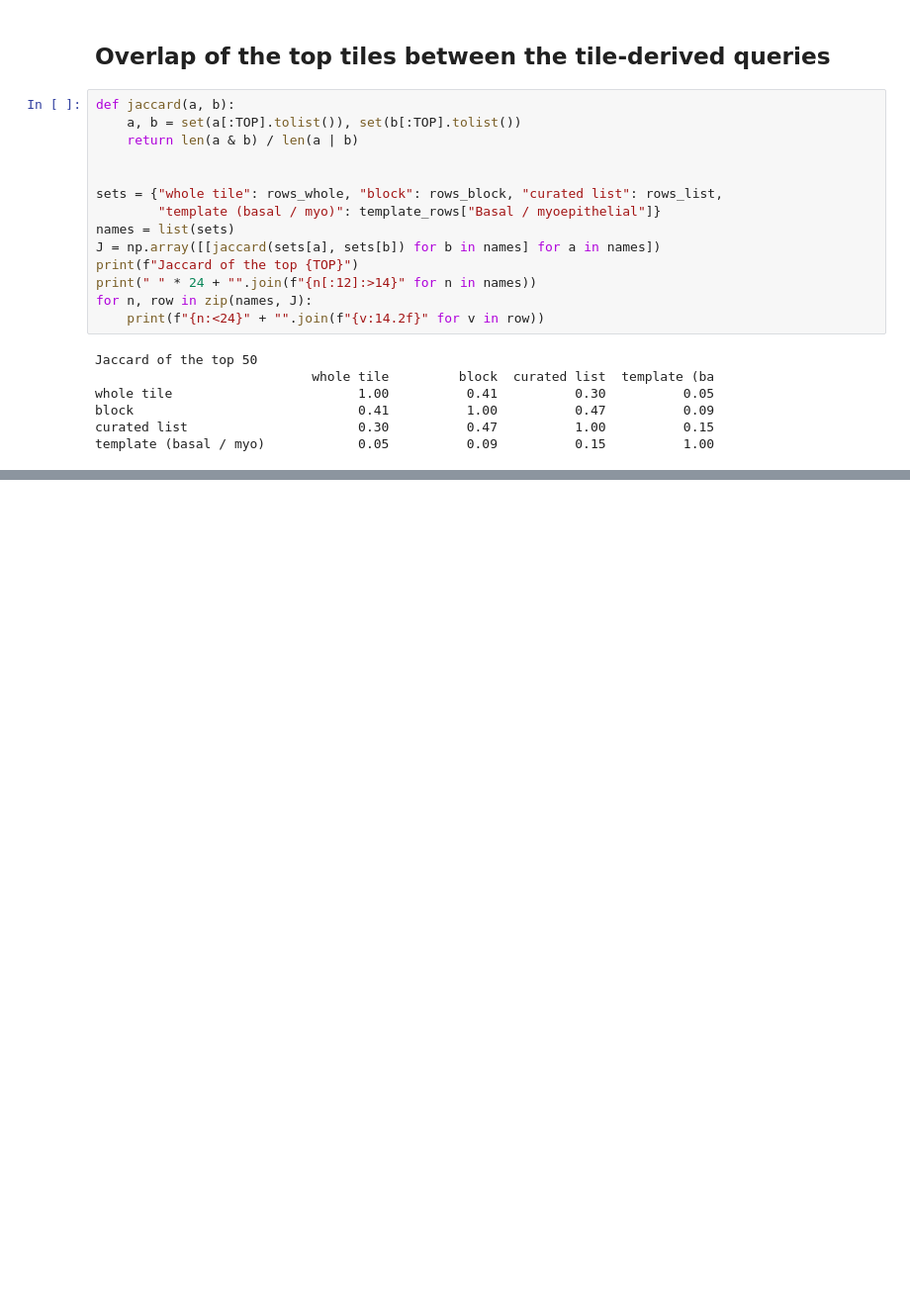
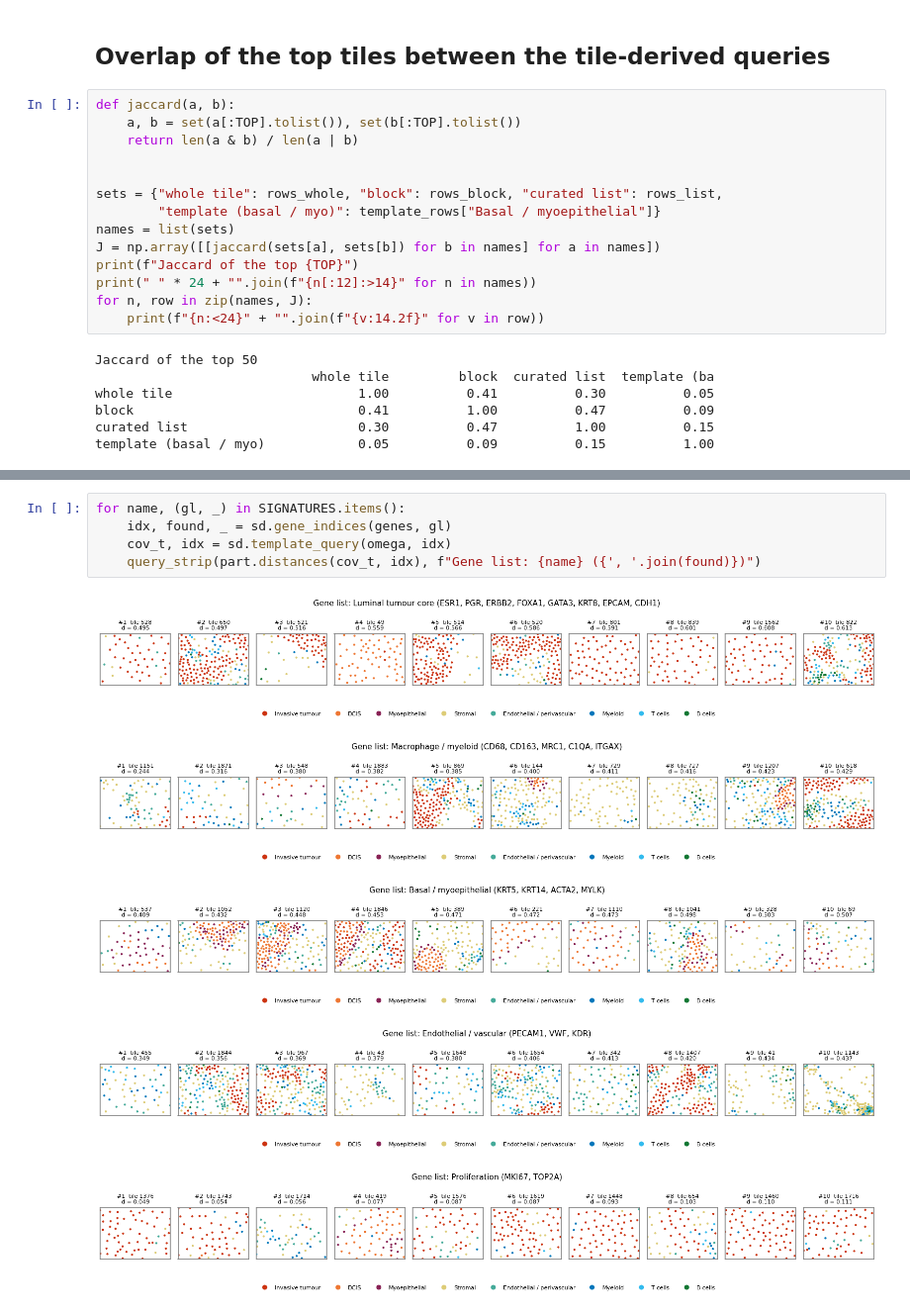
Before and after one commit to sarkar-lab/spindle_dev, a Jupyter notebook: experiments/query_maps/query_maps.ipynb, the cells around one changed output, grey strips where cells are left out. Shown at 99% size. Cells and saved outputs as stored; diff of their text form; blank space fills up the shorter version.

```diff
--- a/experiments/query_maps/query_maps.ipynb
+++ b/experiments/query_maps/query_maps.ipynb
@@ -249,0 +300,11 @@ template (basal / myo)            0.05          0.09          0.15          1.00
+# %%
+for name, (gl, _) in SIGNATURES.items():
+    idx, found, _ = sd.gene_indices(genes, gl)
+    cov_t, idx = sd.template_query(omega, idx)
+    query_strip(part.distances(cov_t, idx), f"Gene list: {name} ({', '.join(found)})")
+# %% [output]
+[figure, added]
+[figure, added]
+[figure, added]
+[figure, added]
+[figure, added]
```
Also changed, not shown: parts of 3 cells of this notebook.
